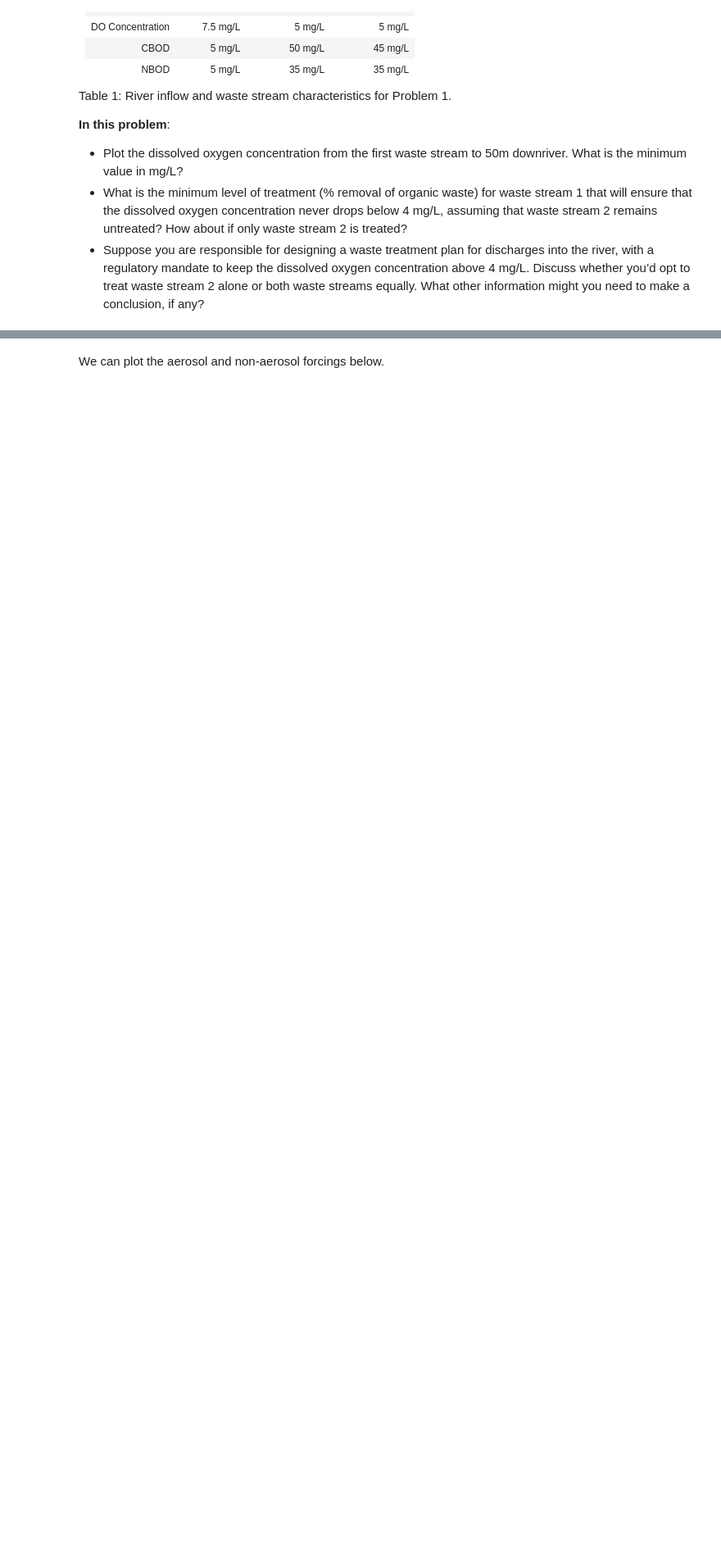
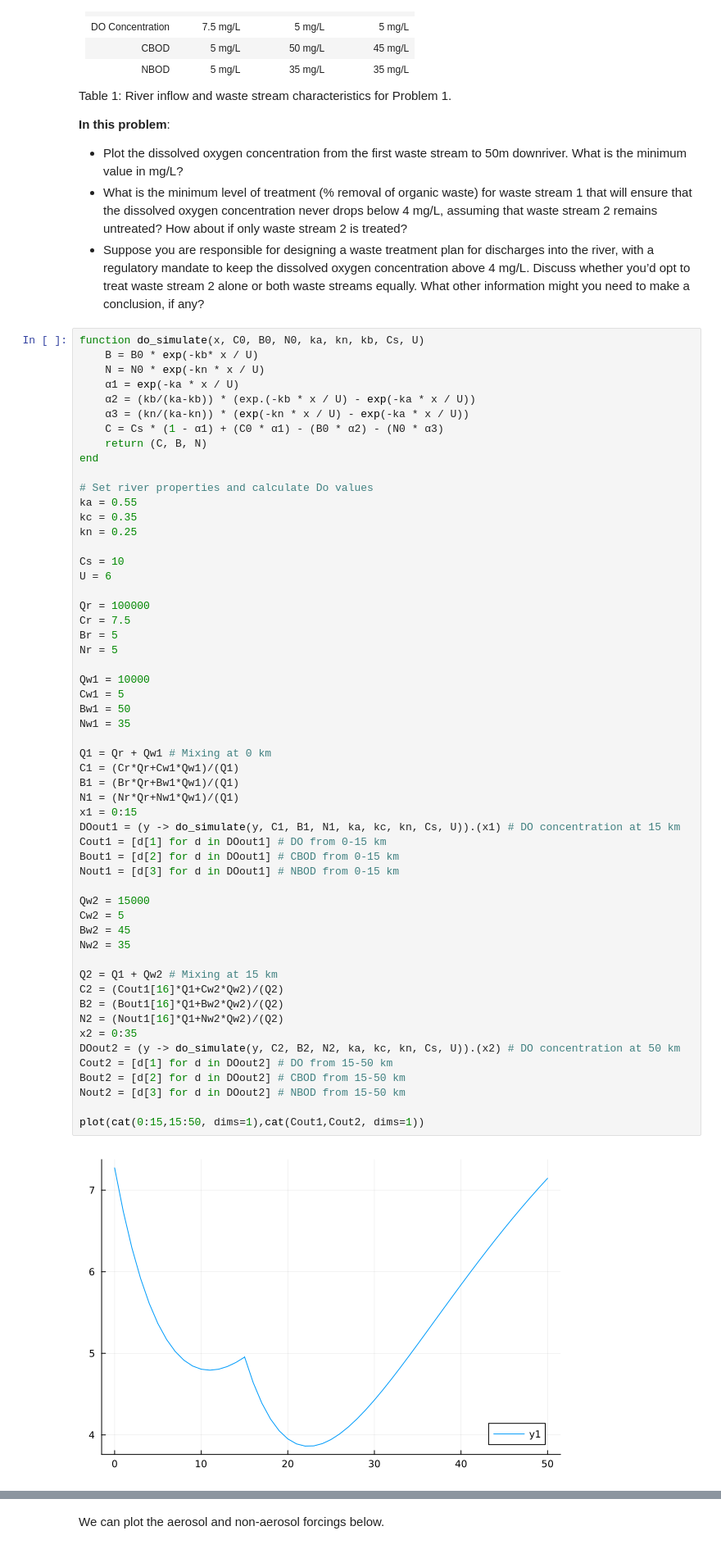
Before and after one commit to BEE4750-FA24/hw3-shabazz, a Jupyter notebook: hw03.ipynb, the cells around one changed output, grey strips where cells are left out. Shown at 82% size. Cells and saved outputs as stored; diff of their text form; blank space fills up the shorter version.

```diff
--- a/hw03.ipynb
+++ b/hw03.ipynb
@@ -95,6 +95,63 @@ Table 1: River inflow and waste stream characteristics for Problem 1.
     dissolved oxygen concentration above 4 mg/L. Discuss whether you’d
     opt to treat waste stream 2 alone or both waste streams equally.
     What other information might you need to make a conclusion, if any?
+# %%
+function do_simulate(x, C0, B0, N0, ka, kn, kb, Cs, U)
+    B = B0 * exp(-kb* x / U)
+    N = N0 * exp(-kn * x / U)
+    α1 = exp(-ka * x / U)
+    α2 = (kb/(ka-kb)) * (exp.(-kb * x / U) - exp(-ka * x / U))
+    α3 = (kn/(ka-kn)) * (exp(-kn * x / U) - exp(-ka * x / U))
+    C = Cs * (1 - α1) + (C0 * α1) - (B0 * α2) - (N0 * α3)
+    return (C, B, N)
+end
+
+# Set river properties and calculate Do values
+ka = 0.55
+kc = 0.35
+kn = 0.25
+
+Cs = 10
+U = 6
+
+Qr = 100000
+Cr = 7.5
+Br = 5
+Nr = 5
+
+Qw1 = 10000
+Cw1 = 5
+Bw1 = 50
+Nw1 = 35
+
+Q1 = Qr + Qw1 # Mixing at 0 km
+C1 = (Cr*Qr+Cw1*Qw1)/(Q1)
+B1 = (Br*Qr+Bw1*Qw1)/(Q1)
+N1 = (Nr*Qr+Nw1*Qw1)/(Q1)
+x1 = 0:15
+DOout1 = (y -> do_simulate(y, C1, B1, N1, ka, kc, kn, Cs, U)).(x1) # DO concentration at 15 km
+Cout1 = [d[1] for d in DOout1] # DO from 0-15 km
+Bout1 = [d[2] for d in DOout1] # CBOD from 0-15 km
+Nout1 = [d[3] for d in DOout1] # NBOD from 0-15 km
+
+Qw2 = 15000
+Cw2 = 5
+Bw2 = 45
+Nw2 = 35
+
+Q2 = Q1 + Qw2 # Mixing at 15 km
+C2 = (Cout1[16]*Q1+Cw2*Qw2)/(Q2)
+B2 = (Bout1[16]*Q1+Bw2*Qw2)/(Q2)
+N2 = (Nout1[16]*Q1+Nw2*Qw2)/(Q2)
+x2 = 0:35
+DOout2 = (y -> do_simulate(y, C2, B2, N2, ka, kc, kn, Cs, U)).(x2) # DO concentration at 50 km
+Cout2 = [d[1] for d in DOout2] # DO from 15-50 km
+Bout2 = [d[2] for d in DOout2] # CBOD from 15-50 km
+Nout2 = [d[3] for d in DOout2] # NBOD from 15-50 km
+
+plot(cat(0:15,15:50, dims=1),cat(Cout1,Cout2, dims=1))
+# %% [output]
+[figure, added]
 # %% [markdown]
 ### Problem 2 (20 points)
 
```
